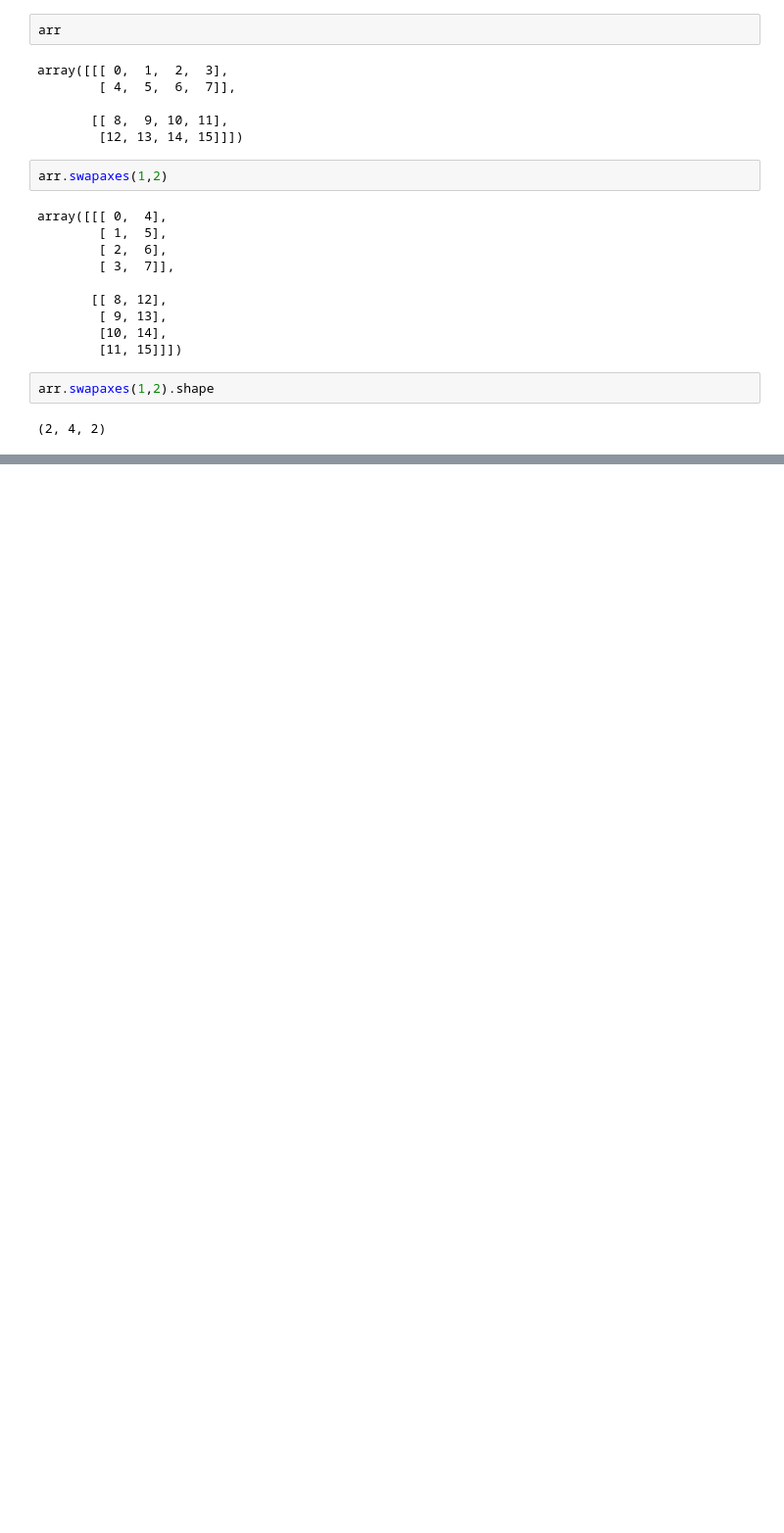
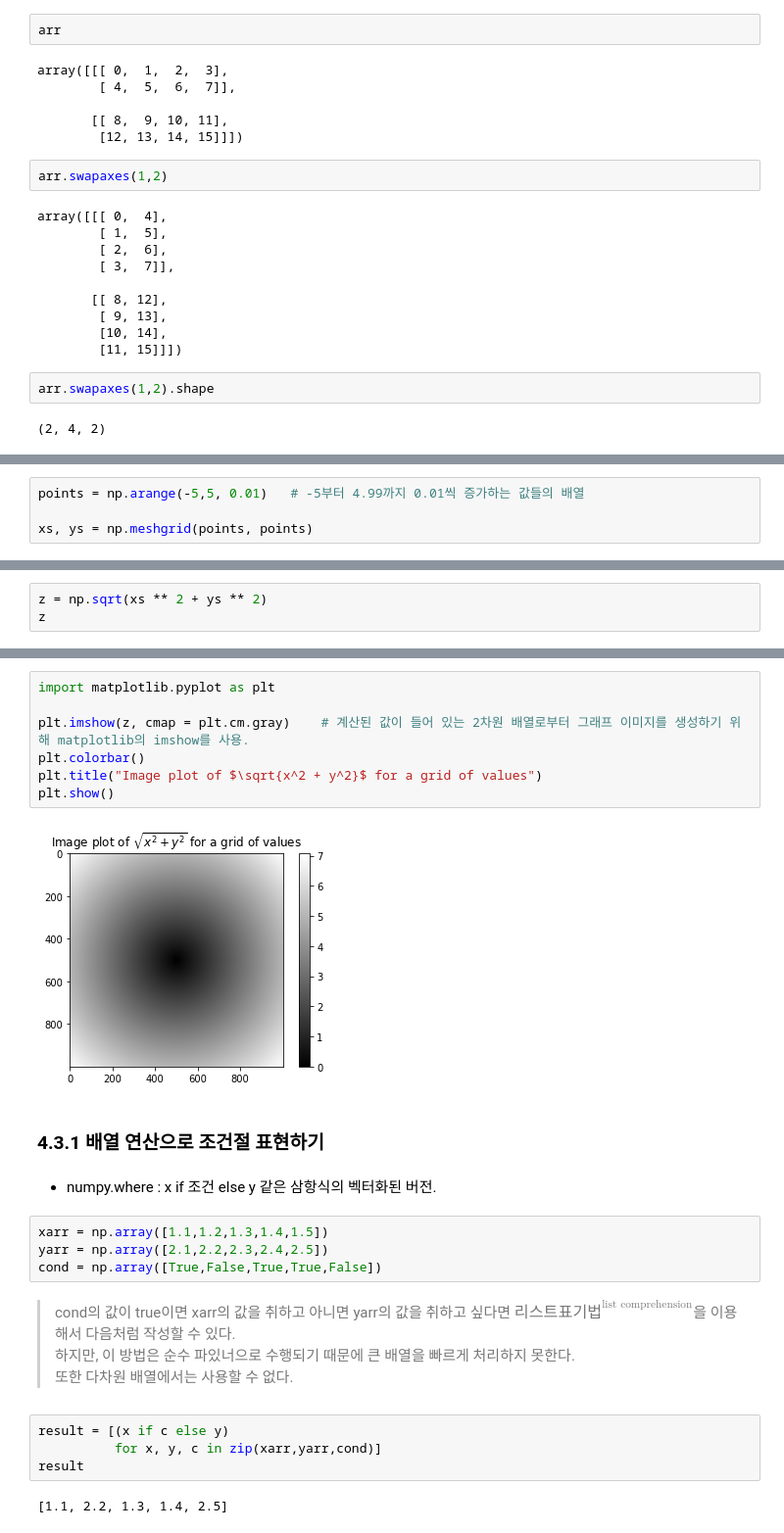
Before and after one commit to gusdn5656/python-basic, a Jupyter notebook: Python for Data Analysis/Chapter 4 NumPy 기본.ipynb, the cells around one changed output, grey strips where cells are left out. Shown: that part at 98% size. Cells and saved outputs as stored; diff of their text form; blank space fills up the shorter version.

```diff
--- a/Python for Data Analysis/Chapter 4 NumPy 기본.ipynb
+++ b/Python for Data Analysis/Chapter 4 NumPy 기본.ipynb
@@ -640,0 +786,4 @@ arr.swapaxes(1,2).shape
+# %%
+points = np.arange(-5,5, 0.01)   # -5부터 4.99까지 0.01씩 증가하는 값들의 배열
+
+xs, ys = np.meshgrid(points, points)
@@ -640,0 +821,3 @@ arr.swapaxes(1,2).shape
+# %%
+z = np.sqrt(xs ** 2 + ys ** 2)
+z
@@ -640,0 +838,27 @@ arr.swapaxes(1,2).shape
+# %%
+import matplotlib.pyplot as plt
+
+plt.imshow(z, cmap = plt.cm.gray)    # 계산된 값이 들어 있는 2차원 배열로부터 그래프 이미지를 생성하기 위해 matplotlib의 imshow를 사용.
+plt.colorbar()
+plt.title("Image plot of $\sqrt{x^2 + y^2}$ for a grid of values")
+plt.show()
+# %% [output]
+[figure, added]
+# %% [markdown]
+### 4.3.1 배열 연산으로 조건절 표현하기
+# %% [markdown]
+- numpy.where : x if 조건 else y 같은 삼항식의 벡터화된 버전.
+# %%
+xarr = np.array([1.1,1.2,1.3,1.4,1.5])
+yarr = np.array([2.1,2.2,2.3,2.4,2.5])
+cond = np.array([True,False,True,True,False])
+# %% [markdown]
+> cond의 값이 true이면 xarr의 값을 취하고 아니면 yarr의 값을 취하고 싶다면 $리스트 표기법 ^{\text{list comprehension}}$을 이용해서 다음처럼 작성할 수 있다.
+> 하지만, 이 방법은 순수 파있너으로 수행되기 때문에 큰 배열을 빠르게 처리하지 못한다.
+> 또한 다차원 배열에서는 사용할 수 없다.
+# %%
+result = [(x if c else y)
+          for x, y, c in zip(xarr,yarr,cond)]
+result
+# %% [output]
+[1.1, 2.2, 1.3, 1.4, 2.5]
```
Also changed, not shown: parts of 62 cells of this notebook.
